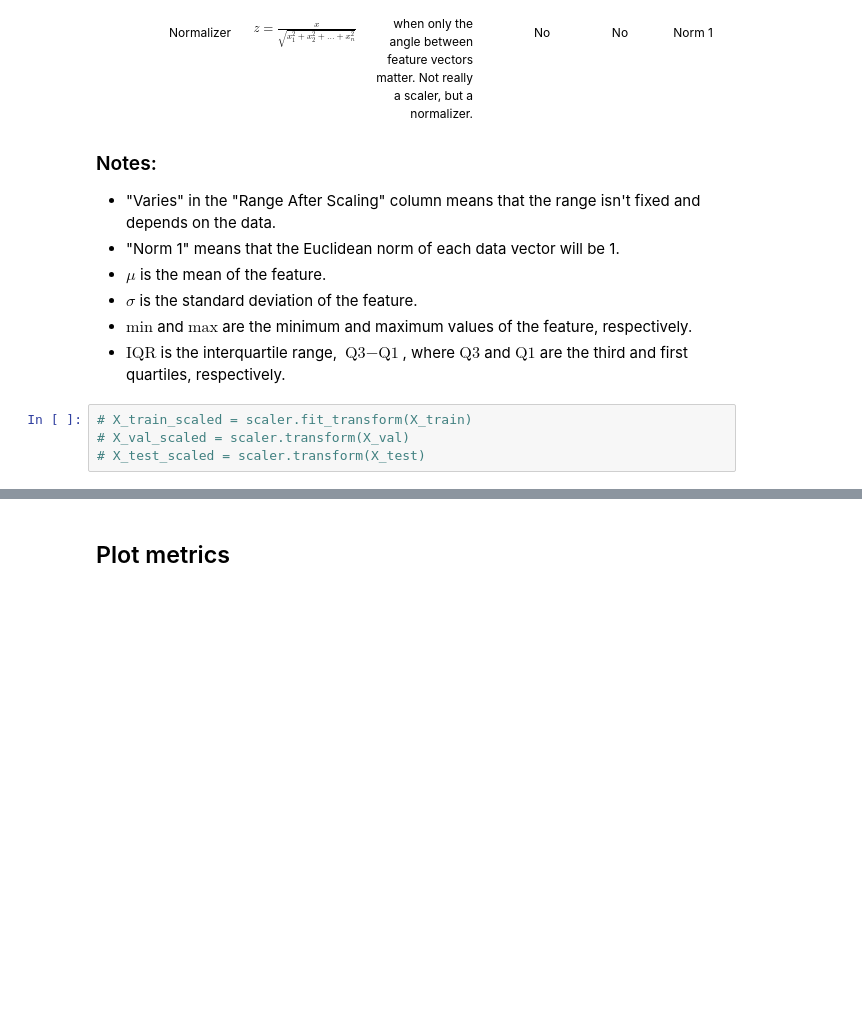
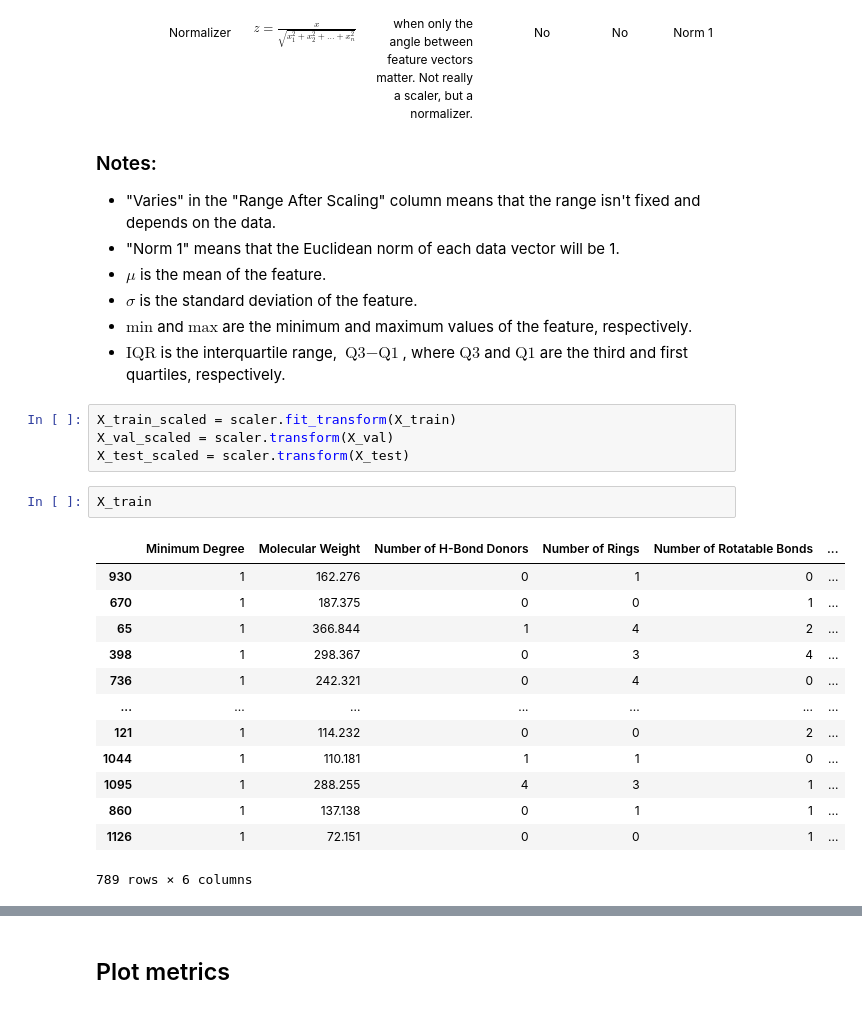
Before and after one commit to HenriqueCSJ/SBQT2023, a Jupyter notebook: Day4/Notebooks/SBQT 2023 - Workshop - Day 4 - NB 1 - Delaney DNN.ipynb, the cells around one changed output, grey strips where cells are left out. Cells and saved outputs as stored; diff of their text form; blank space fills up the shorter version.

```diff
--- a/Day4/Notebooks/SBQT 2023 - Workshop - Day 4 - NB 1 - Delaney DNN.ipynb
+++ b/Day4/Notebooks/SBQT 2023 - Workshop - Day 4 - NB 1 - Delaney DNN.ipynb
@@ -44,6 +78,22 @@
 - $ \text{min} $ and $ \text{max} $ are the minimum and maximum values of the feature, respectively.
 - $ \text{IQR} $ is the interquartile range, $ \text{Q3} - \text{Q1} $, where $ \text{Q3} $ and $ \text{Q1} $ are the third and first quartiles, respectively.
 # %%
-# X_train_scaled = scaler.fit_transform(X_train)
-# X_val_scaled = scaler.transform(X_val)
-# X_test_scaled = scaler.transform(X_test)
+X_train_scaled = scaler.fit_transform(X_train)
+X_val_scaled = scaler.transform(X_val)
+X_test_scaled = scaler.transform(X_test)
+# %%
+X_train
+# %% [output]
+|  | Minimum Degree | Molecular Weight | Number of H-Bond Donors | Number of Rings | Number of Rotatable Bonds | ... |
+| 930 | 1 | 162.276 | 0 | 1 | 0 | ... |
+| 670 | 1 | 187.375 | 0 | 0 | 1 | ... |
+| 65 | 1 | 366.844 | 1 | 4 | 2 | ... |
+| 398 | 1 | 298.367 | 0 | 3 | 4 | ... |
+| 736 | 1 | 242.321 | 0 | 4 | 0 | ... |
+| ... | ... | ... | ... | ... | ... | ... |
+| 121 | 1 | 114.232 | 0 | 0 | 2 | ... |
+| 1044 | 1 | 110.181 | 1 | 1 | 0 | ... |
+| 1095 | 1 | 288.255 | 4 | 3 | 1 | ... |
+| 860 | 1 | 137.138 | 0 | 1 | 1 | ... |
+| 1126 | 1 | 72.151 | 0 | 0 | 1 | ... |
+789 rows × 6 columns
```
Also changed, not shown: parts of 21 cells of this notebook, 1 other file.
